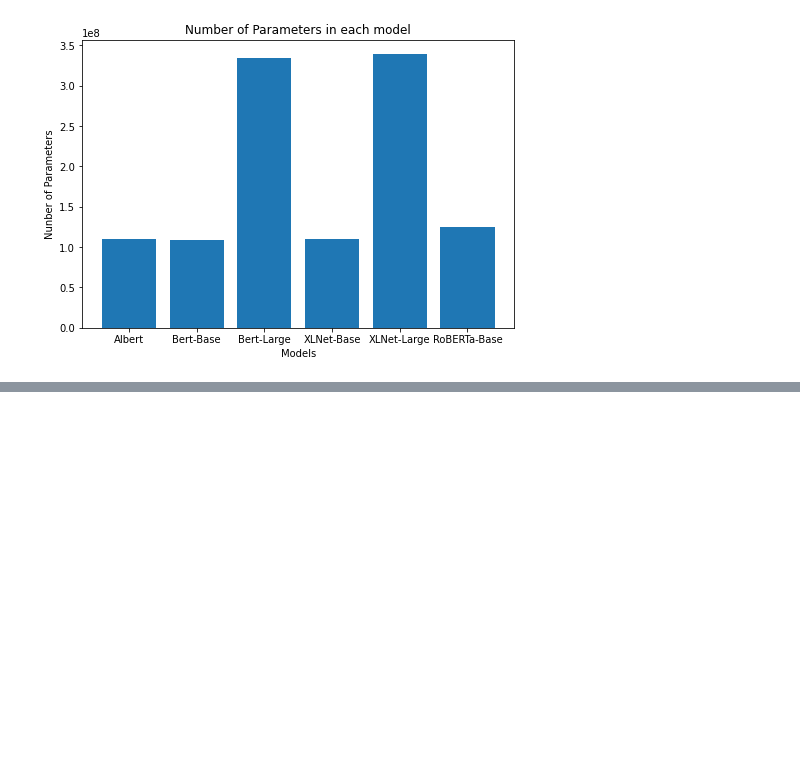
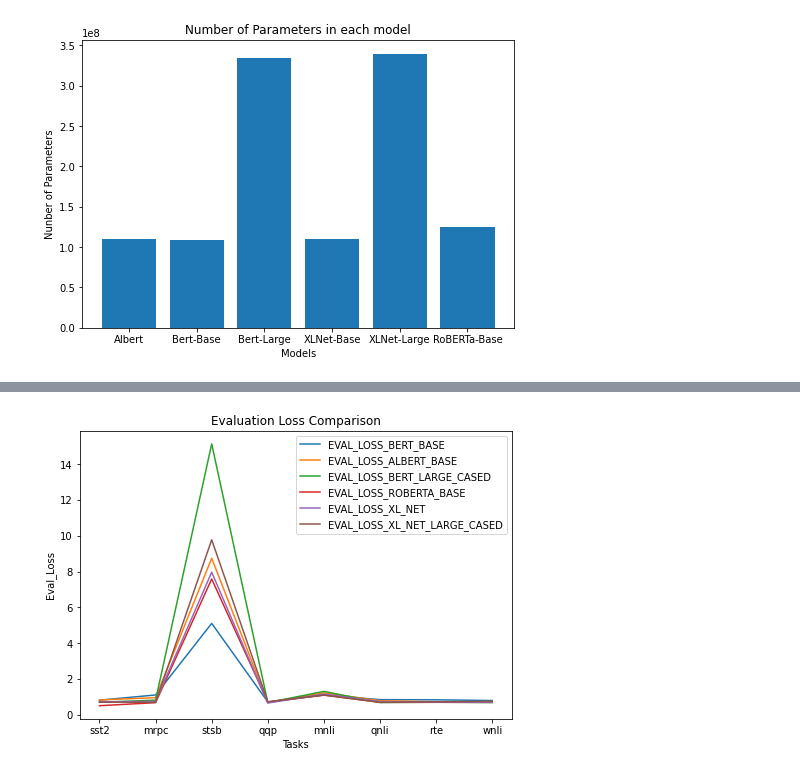
Before and after one commit to 395t/coding-assignment-week-6-seq-2, a Jupyter notebook: src/text-classification/Plots.ipynb, the cells around one changed output, grey strips where cells are left out. Cells and saved outputs as stored; diff of their text form; code cells hidden in the pictures; blank space fills up the shorter version.

```diff
--- a/src/text-classification/Plots.ipynb
+++ b/src/text-classification/Plots.ipynb
@@ -239,0 +265,25 @@ plt.show()
+# %%
+fig = plt.figure()
+ax = fig.add_axes([0,0,1,1])
+TASK_NAMES = ["sst2", "mrpc", "stsb", "qqp", "mnli", "qnli", "rte", "wnli"]
+EVAL_LOSS_BERT_BASE = [0.82, 1.11, 5.11, 0.72, 1.11, 0.85, 0.84, 0.80]
+EVAL_LOSS_ALBERT_BASE = [0.83, 0.96, 8.75, 0.69, 1.23, 0.79, 0.73, 0.72]
+EVAL_LOSS_BERT_LARGE_CASED = [0.7001, 0.8221, 15.138, 0.6849, 1.31, 0.6858, 0.7047, 0.6839]
+EVAL_LOSS_ROBERTA_BASE =  [0.51, 0.68, 7.59, 0.71, 1.10, 0.70, 0.70, 0.70]
+EVAL_LOSS_XL_NET = [0.73, 0.75, 7.97, 0.66, 1.16, 0.74, 0.72, 0.7078]
+EVAL_LOSS_XL_NET_LARGE_CASED = [0.71, 0.70, 9.78, 0.73, 1.11, 00.70, 0.73,  0.76]
+
+ax.plot(TASK_NAMES,EVAL_LOSS_BERT_BASE)
+ax.plot(TASK_NAMES,EVAL_LOSS_ALBERT_BASE)
+ax.plot(TASK_NAMES,EVAL_LOSS_BERT_LARGE_CASED)
+ax.plot(TASK_NAMES,EVAL_LOSS_ROBERTA_BASE)
+ax.plot(TASK_NAMES,EVAL_LOSS_XL_NET)
+ax.plot(TASK_NAMES,EVAL_LOSS_XL_NET_LARGE_CASED)
+
+plt.title('Evaluation Loss Comparison')
+plt.xlabel('Tasks')
+plt.ylabel('Eval_Loss')
+plt.legend(['EVAL_LOSS_BERT_BASE','EVAL_LOSS_ALBERT_BASE','EVAL_LOSS_BERT_LARGE_CASED','EVAL_LOSS_ROBERTA_BASE','EVAL_LOSS_XL_NET','EVAL_LOSS_XL_NET_LARGE_CASED'])
+plt.show()
+# %% [output]
+[figure, added]
```
Also changed, not shown: parts of 2 cells of this notebook.
